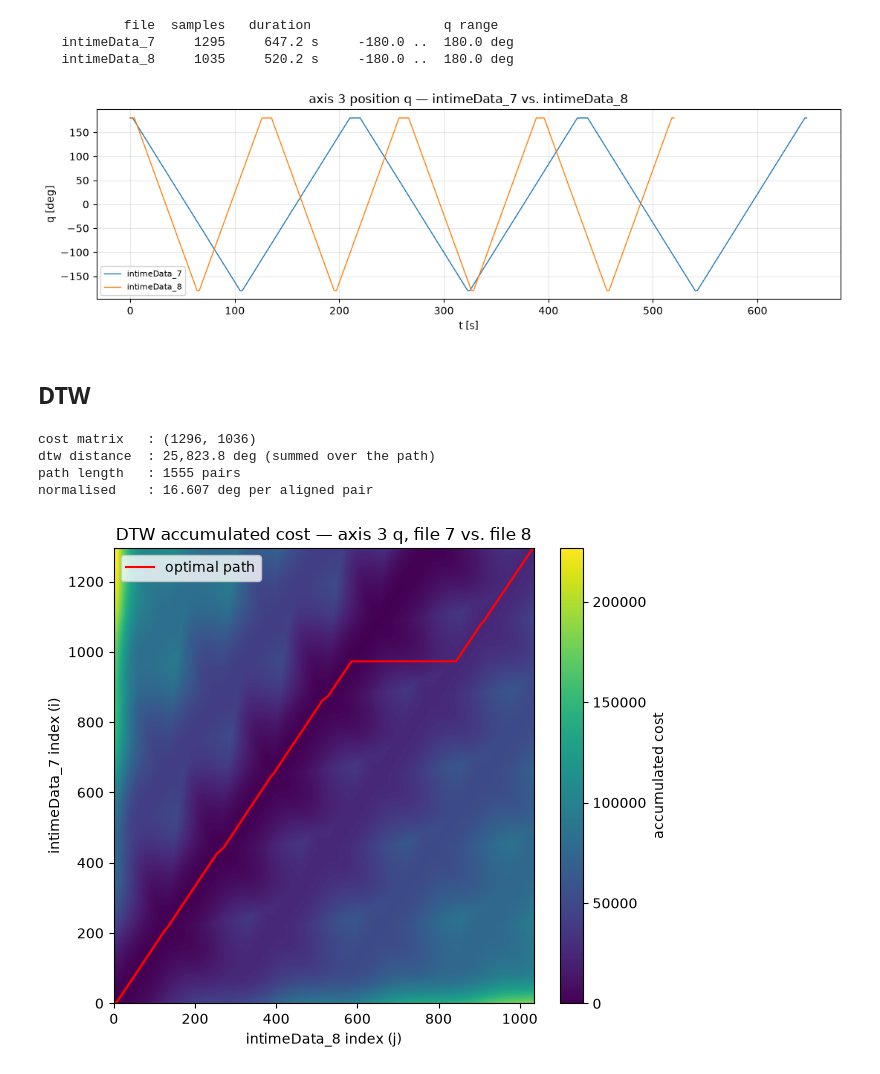
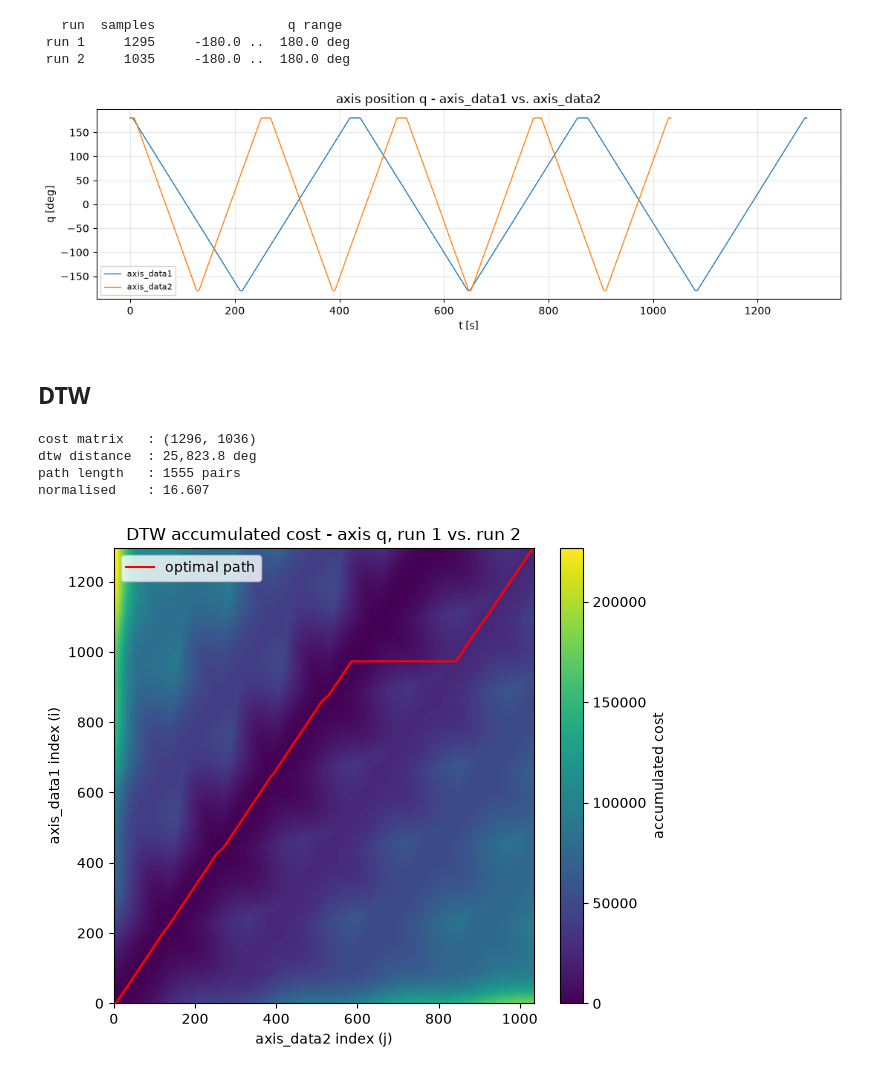
Before and after one commit to CleMaHo/TSA, a Jupyter notebook: notebooks/06_dtw_mat.ipynb, the cells around one changed output. Saved outputs shown, nothing was run; the diff lists cells and outputs as text; code cells hidden in the pictures.

```diff
--- a/notebooks/06_dtw_mat.ipynb
+++ b/notebooks/06_dtw_mat.ipynb
@@ -41,31 +39,23 @@ raw: its cost matrix is `O(n*m)`, so the full 647380 x 517375 pair would need ro
 sweep lasts ~100 s, so nothing of the shape is lost.
 # %%
-STEP = 500  # 1 kHz -> 2 Hz; cost matrix grows as (N/STEP)^2
+DATA = ROOT / "data" / "mat-files"
 
-data = get_state_series(
-    files=("intimeData_7", "intimeData_8"),
-    channels=("q",),
-    axis=3,
-    group="trajectory",   # axis 3 has no state.q — see the note above
-    step=STEP,
-)
+a = np.loadtxt(DATA / "axis_data1.csv")
+b = np.loadtxt(DATA / "axis_data2.csv")
 
-a, b = data["intimeData_7"], data["intimeData_8"]
-
-print(f"{'file':>15}  {'samples':>7}  {'duration':>9}  {'q range':>22}")
-for name, rec in data.items():
-    print(f"{name:>15}  {len(rec['t']):>7}  {rec['t'][-1]:>8.1f} s  "
-          f"{rec['q'].min():>9.1f} .. {rec['q'].max():>6.1f} deg")
+print(f"{'run':>6}  {'samples':>7}  {'q range':>22}")
+for name, q in (("run 1", a), ("run 2", b)):
+    print(f"{name:>6}  {len(q):>7}  {q.min():>9.1f} .. {q.max():>6.1f} deg")
 # %% [output]
-           file  samples   duration                 q range
-   intimeData_7     1295     647.2 s     -180.0 ..  180.0 deg
-   intimeData_8     1035     520.2 s     -180.0 ..  180.0 deg
+   run  samples                 q range
+ run 1     1295     -180.0 ..  180.0 deg
+ run 2     1035     -180.0 ..  180.0 deg
 # %%
 # The two recordings on a real time axis: same motion, different pace and length.
 plt.figure(figsize=(11, 3.5))
-for name, rec in data.items():
-    plt.plot(rec["t"], rec["q"], lw=1.0, label=name)
-plt.title("axis 3 position q — intimeData_7 vs. intimeData_8")
+plt.plot(a, lw=1.0, label="axis_data1")
+plt.plot(b, lw=1.0, label="axis_data2")
+plt.title("axis position q - axis_data1 vs. axis_data2")
 plt.xlabel("t [s]")
 plt.ylabel("q [deg]")
 plt.grid(alpha=0.3)
@@ -73,11 +63,11 @@ plt.legend(fontsize=8)
 plt.tight_layout()
 plt.show()
 # %% [output]
-[figure, old version]
+[figure, new version]
 # %% [markdown]
 ## DTW
 # %%
-D_q = dtw_cost_matrix(a["q"], b["q"])
+D_q = dtw_cost_matrix(a, b)
 path_q = dtw_path(D_q)
 
 print(f"cost matrix   : {D_q.shape}")
@@ -86,19 +76,19 @@ print(f"path length   : {len(path_q)} pairs")
 print(f"normalised    : {D_q[-1, -1] / len(path_q):,.3f}")
 # %% [output]
 cost matrix   : (1296, 1036)
-dtw distance  : 25,823.8 deg (summed over the path)
+dtw distance  : 25,823.8 deg
 path length   : 1555 pairs
-normalised    : 16.607 deg per aligned pair
+normalised    : 16.607
 # %%
 plotting.plot_cost_matrix(
     D_q[1:, 1:],  # drop the padding border for plotting
     path=path_q,
-    title="DTW accumulated cost — axis 3 q, file 7 vs. file 8",
-    xlabel="intimeData_8 index (j)",
-    ylabel="intimeData_7 index (i)",
+    title="DTW accumulated cost - axis q, run 1 vs. run 2",
+    xlabel="axis_data2 index (j)",
+    ylabel="axis_data1 index (i)",
 )
 # %% [output]
-[figure, old version]
+[figure, new version]
 # %%
 # The alignment on the signals themselves. The staircase in the path above shows up here
 # as fans of grey lines: where one recording dwells at +180 deg, DTW matches many of its
```
Also changed, not shown: parts of 4 cells of this notebook, 5 other files.
